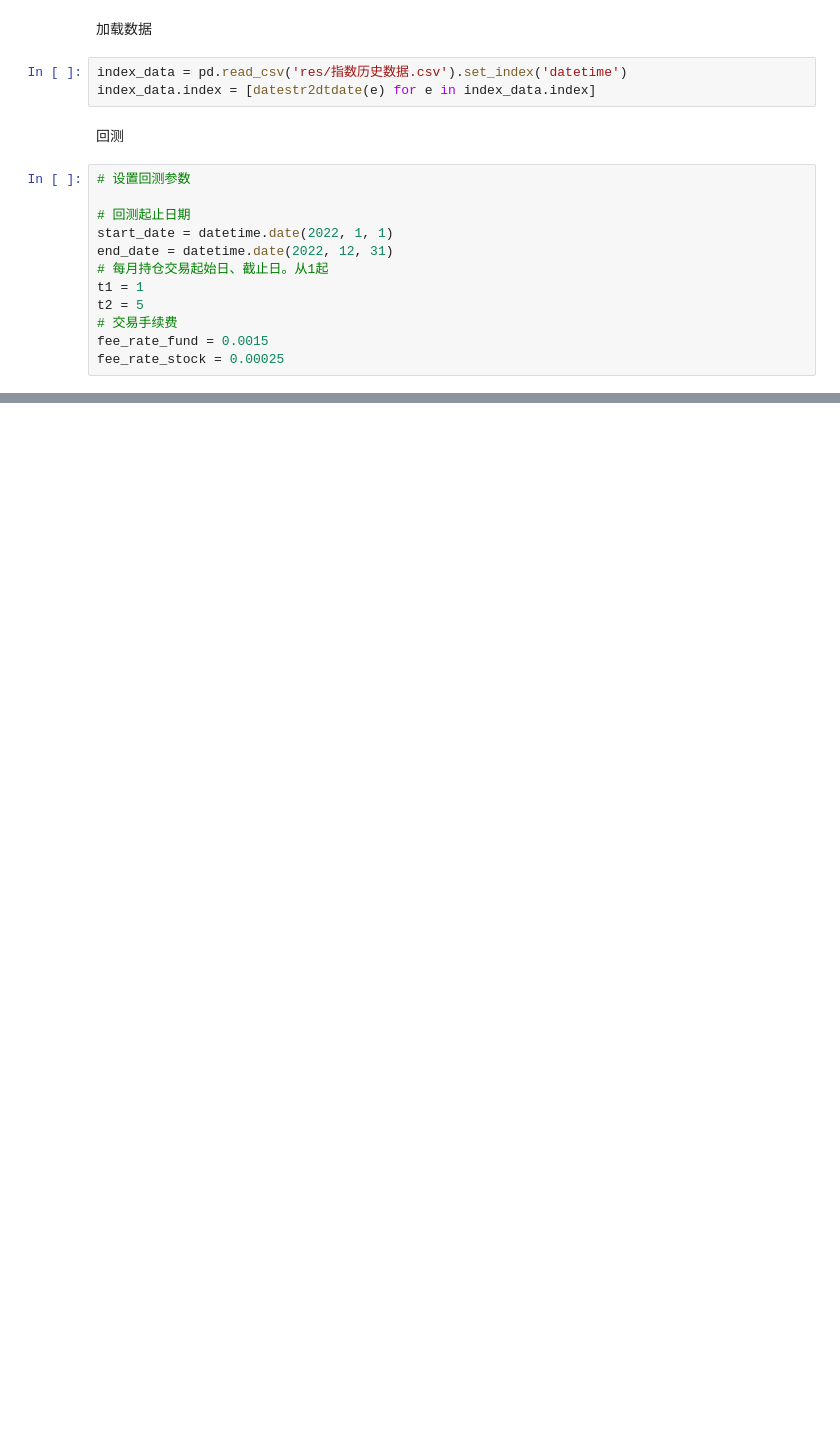
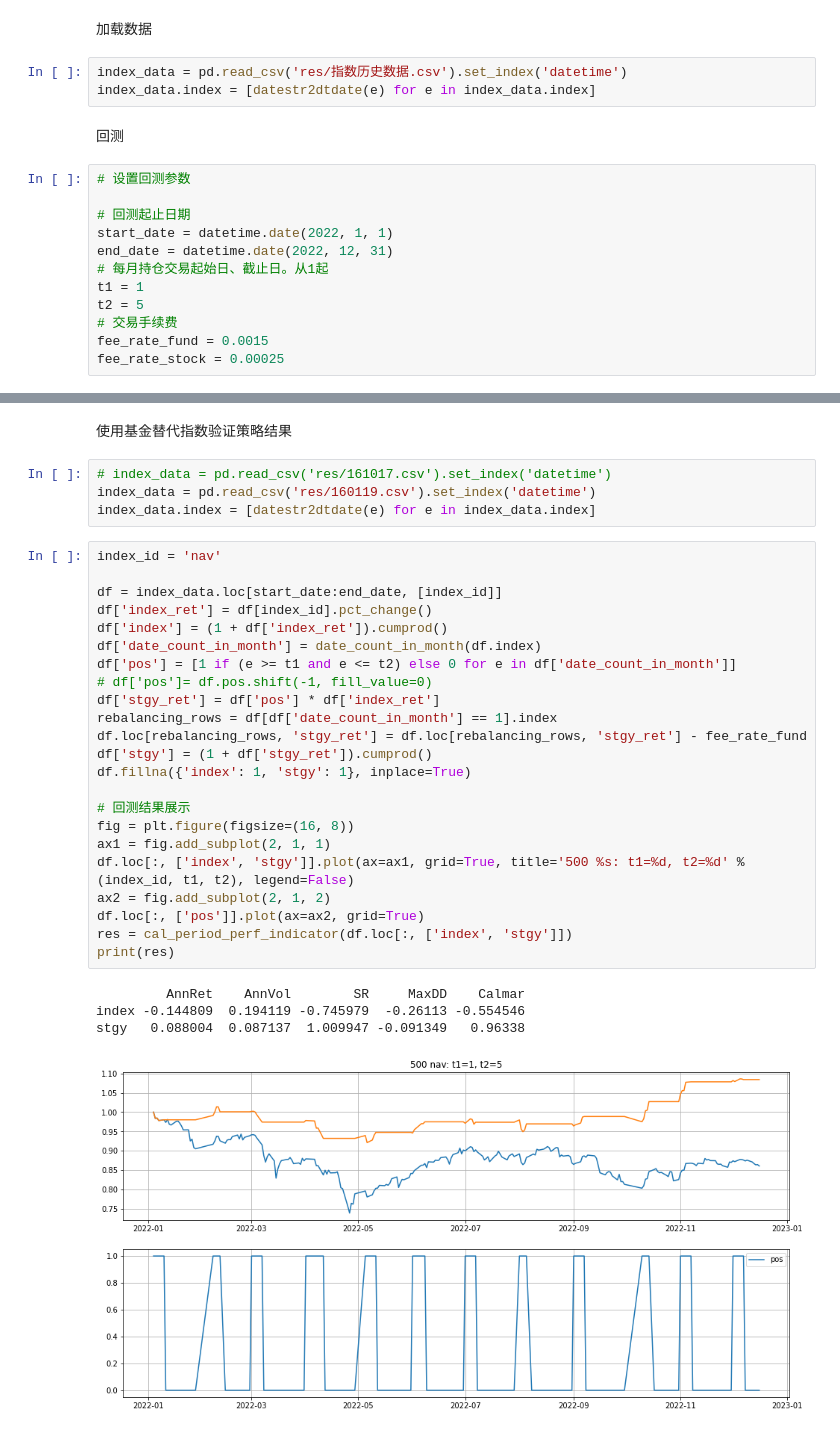
Before and after one commit to hdouhua/pick-up-python, a Jupyter notebook: inv/calendar-strrategy.ipynb, the cells around one changed output, grey strips where cells are left out. Drawn from its saved outputs; the diff is of its cells as text; blank space fills up the shorter version.

```diff
--- a/inv/calendar-strrategy.ipynb
+++ b/inv/calendar-strrategy.ipynb
@@ -171 +126,35 @@ stgy   0.145049  0.111266  1.303624 -0.130048  1.115349
 [figure]
+# %% [markdown]
+使用基金替代指数验证策略结果
+# %%
+# index_data = pd.read_csv('res/161017.csv').set_index('datetime')
+index_data = pd.read_csv('res/160119.csv').set_index('datetime')
+index_data.index = [datestr2dtdate(e) for e in index_data.index]
+# %%
+index_id = 'nav'
+
+df = index_data.loc[start_date:end_date, [index_id]]
+df['index_ret'] = df[index_id].pct_change()
+df['index'] = (1 + df['index_ret']).cumprod()
+df['date_count_in_month'] = date_count_in_month(df.index)
+df['pos'] = [1 if (e >= t1 and e <= t2) else 0 for e in df['date_count_in_month']]
+# df['pos']= df.pos.shift(-1, fill_value=0)
+df['stgy_ret'] = df['pos'] * df['index_ret']
+rebalancing_rows = df[df['date_count_in_month'] == 1].index
+df.loc[rebalancing_rows, 'stgy_ret'] = df.loc[rebalancing_rows, 'stgy_ret'] - fee_rate_fund
+df['stgy'] = (1 + df['stgy_ret']).cumprod()
+df.fillna({'index': 1, 'stgy': 1}, inplace=True)
+
+# 回测结果展示
+fig = plt.figure(figsize=(16, 8))
+ax1 = fig.add_subplot(2, 1, 1)
+df.loc[:, ['index', 'stgy']].plot(ax=ax1, grid=True, title='500 %s: t1=%d, t2=%d' % (index_id, t1, t2), legend=False)
+ax2 = fig.add_subplot(2, 1, 2)
+df.loc[:, ['pos']].plot(ax=ax2, grid=True)
+res = cal_period_perf_indicator(df.loc[:, ['index', 'stgy']])
+print(res)
+# %% [output]
+         AnnRet    AnnVol        SR     MaxDD    Calmar
+index -0.144809  0.194119 -0.745979  -0.26113 -0.554546
+stgy   0.088004  0.087137  1.009947 -0.091349   0.96338
+[figure, added]
```
Also changed, not shown: parts of 12 cells of this notebook, 1 other file.
